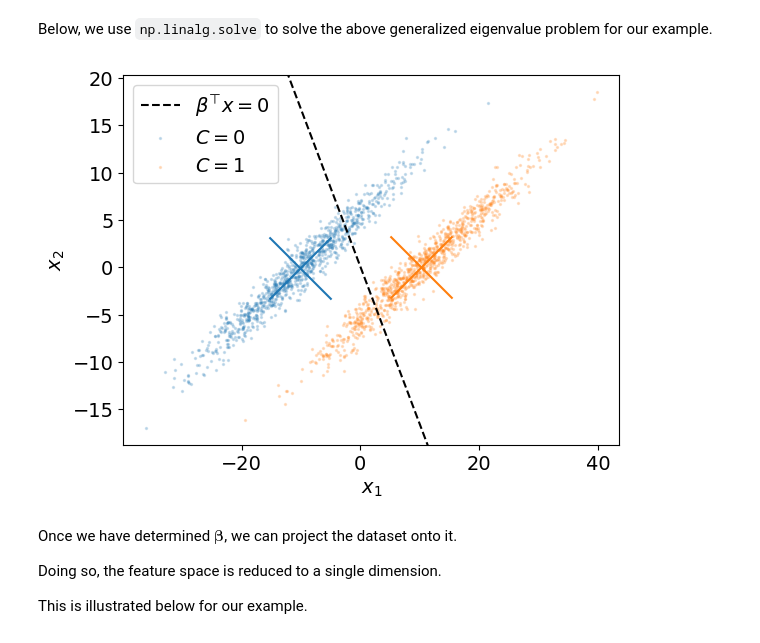
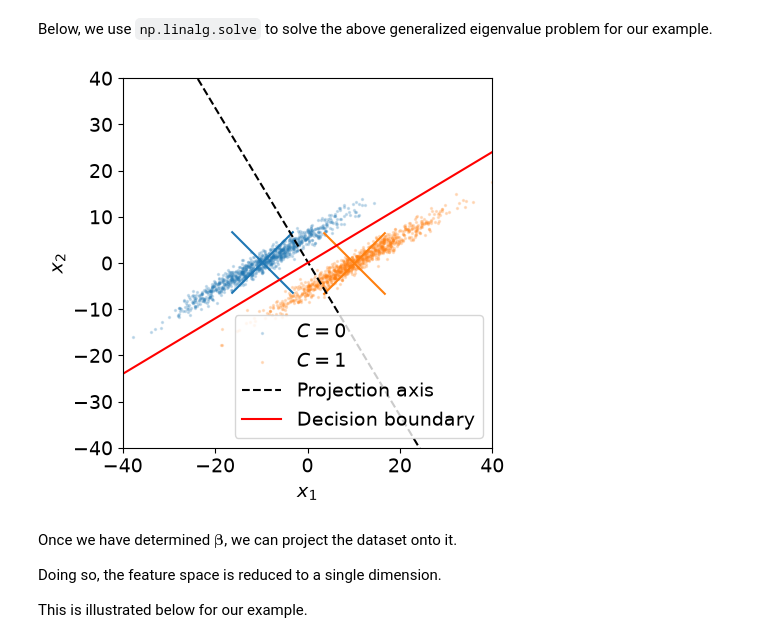
Before and after one commit to mec557/ml4climate, a Jupyter notebook: ml4climate/notebooks/07_classification_discriminative.ipynb, the cells around one changed output. Saved outputs shown, nothing was run; the diff lists cells and outputs as text; code cells hidden in the pictures.

```diff
--- a/ml4climate/notebooks/07_classification_discriminative.ipynb
+++ b/ml4climate/notebooks/07_classification_discriminative.ipynb
@@ -539,25 +539,28 @@ Below, we use `np.linalg.solve` to solve the above generalized eigenvalue proble
 # %%
 beta = np.linalg.solve(Cw, mu_1_hat - mu_0_hat) # we use C_w instead of S_w
 
 fig, ax = plt.subplots(1)
 mu_avg_hat = (mu_0_hat + mu_1_hat) / 2
 ax.scatter(z1[:, 0], z1[:, 1], s=s, alpha=alpha_scatter,
            label=CLASS_LABELS[0])
 ax.scatter(z2[:, 0], z2[:, 1], s=s, alpha=alpha_scatter,
            label=CLASS_LABELS[1])
-ax.scatter(*mu_0_hat, s=s_mu, marker=marker_mu, c=RC_COLORS[0])
-ax.scatter(*mu_1_hat, s=s_mu, marker=marker_mu, c=RC_COLORS[1])
+ax.scatter(*mu_0_hat, s=s_mu, marker=marker_mu, color=RC_COLORS[0])
+ax.scatter(*mu_1_hat, s=s_mu, marker=marker_mu, color=RC_COLORS[1])
 xlim = ax.get_xlim()
 ylim = ax.get_ylim()
 y_line = mu_avg_hat[1] + beta[1] / beta[0] * (x - mu_avg_hat[0])
-ax.plot(x, y_line, '--k', label=r'$\beta^\top x = 0$')
-ax.set_xlim(xlim)
-ax.set_ylim(ylim)
+ax.plot(x, y_line, '--k', label='Projection axis')
+y_boundary = (mu_avg_hat[1] - beta[0] / beta[1] * (x - mu_avg_hat[0]))
+ax.plot(x, y_boundary, '-r', label='Decision boundary')
+ax.set_xlim([-40, 40])
+ax.set_ylim([-40, 40])
+ax.set_aspect('equal', adjustable='box')
 ax.set_xlabel(DIM_LABELS[0])
 ax.set_ylabel(DIM_LABELS[1])
 _ = plt.legend()
 # %% [output]
-[figure, old version]
+[figure, new version]
 # %% [markdown]
 Once we have determined $\boldsymbol \beta$, we can project the dataset onto it.
 
```
Also changed, not shown: parts of 8 cells of this notebook, 6 other files.
